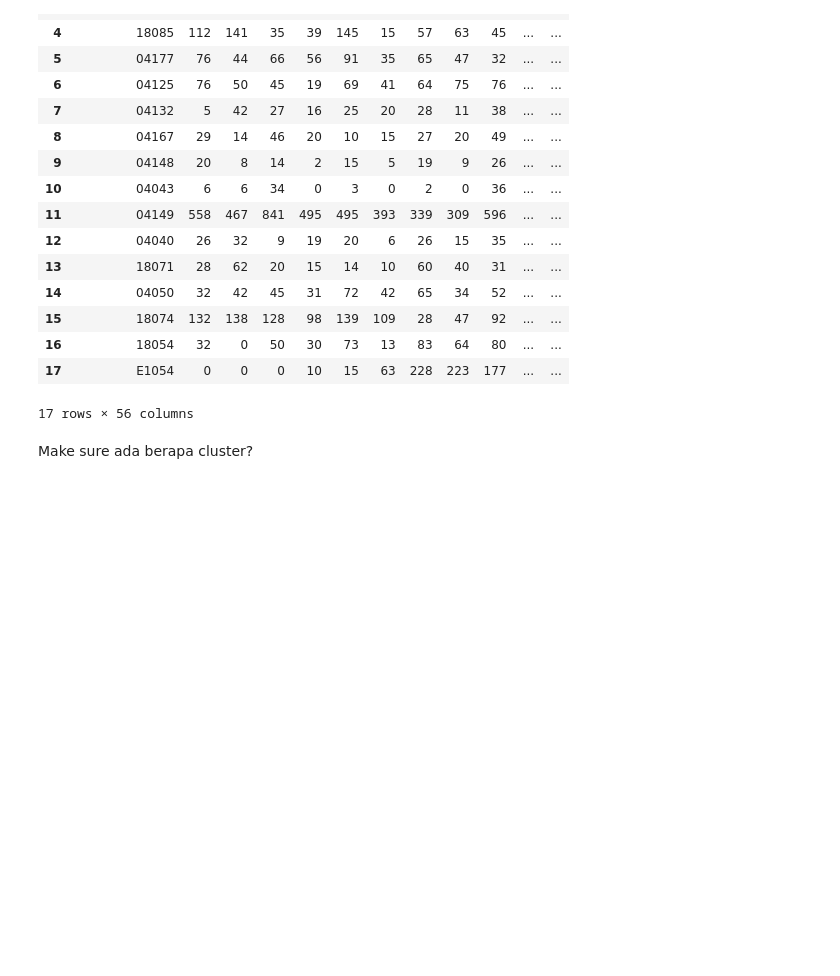
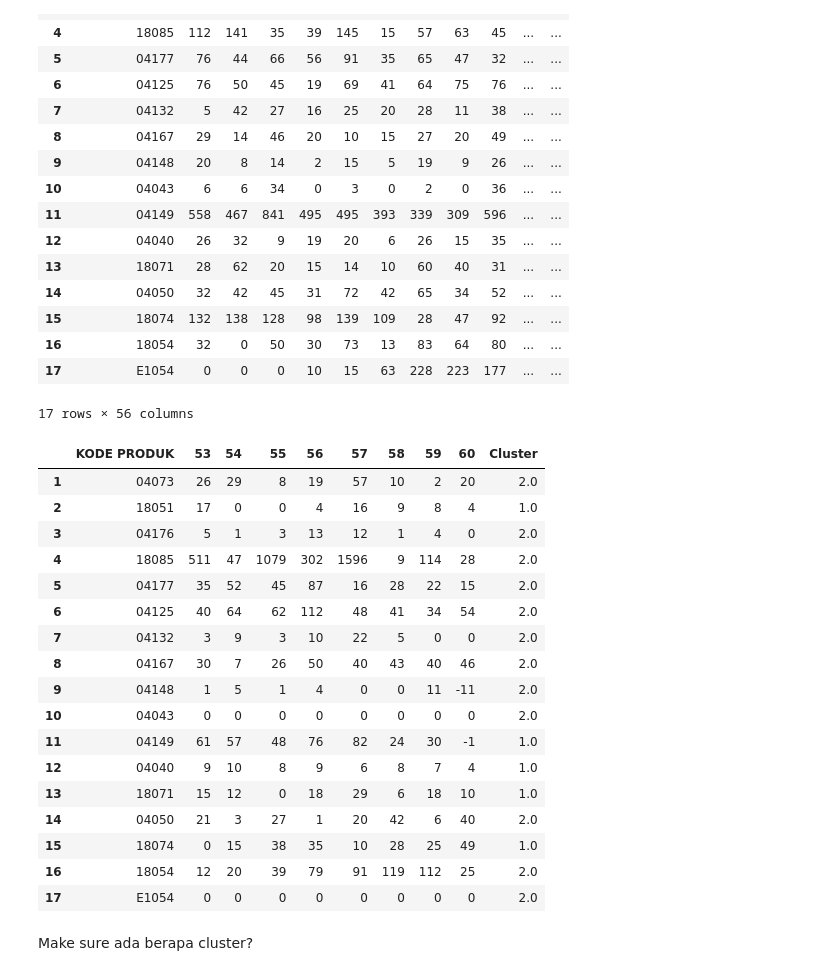
Before and after one commit to IritaSee/product_performance_blstm, a Jupyter notebook: New_input/cluster1.ipynb, the cells around one changed output. Cells and saved outputs as stored; diff of their text form; code cells hidden in the pictures; blank space fills up the shorter version.

```diff
--- a/New_input/cluster1.ipynb
+++ b/New_input/cluster1.ipynb
@@ -34,3 +34,6 @@ data
 | 16 | 18054 | 32 | 0 | 50 | 30 | 73 | 13 | 83 | ... |
 | 17 | E1054 | 0 | 0 | 0 | 10 | 15 | 63 | 228 | ... |
 18 rows × 56 columns
+# %%
+data_test=pd.read_excel('ANTIBIOTIC ANTIFUNGAL ANTIVIRAL.xlsx',sheet_name='test',header=[0])
+data_test
@@ -37,6 +58,8 @@ data
 # %%
 data.rename(data.iloc[0,1:-1],axis=1,inplace=True)
 data = data.loc[1:,:]
+data_test.rename(data_test.iloc[0,1:-1],axis=1,inplace=True)
+data_test = data_test.loc[1:,:]
 # %%
 data
 # %% [output]
@@ -59,6 +82,27 @@ data
 | 16 | 18054 | 32 | 0 | 50 | 30 | 73 | 13 | 83 | 64 | 80 | ... | ... |
 | 17 | E1054 | 0 | 0 | 0 | 10 | 15 | 63 | 228 | 223 | 177 | ... | ... |
 17 rows × 56 columns
+# %%
+data_test
+# %% [output]
+|  | KODE PRODUK | 53 | 54 | 55 | 56 | 57 | 58 | 59 | 60 | Cluster |
+| 1 | 04073 | 26 | 29 | 8 | 19 | 57 | 10 | 2 | 20 | 2.0 |
+| 2 | 18051 | 17 | 0 | 0 | 4 | 16 | 9 | 8 | 4 | 1.0 |
+| 3 | 04176 | 5 | 1 | 3 | 13 | 12 | 1 | 4 | 0 | 2.0 |
+| 4 | 18085 | 511 | 47 | 1079 | 302 | 1596 | 9 | 114 | 28 | 2.0 |
+| 5 | 04177 | 35 | 52 | 45 | 87 | 16 | 28 | 22 | 15 | 2.0 |
+| 6 | 04125 | 40 | 64 | 62 | 112 | 48 | 41 | 34 | 54 | 2.0 |
+| 7 | 04132 | 3 | 9 | 3 | 10 | 22 | 5 | 0 | 0 | 2.0 |
+| 8 | 04167 | 30 | 7 | 26 | 50 | 40 | 43 | 40 | 46 | 2.0 |
+| 9 | 04148 | 1 | 5 | 1 | 4 | 0 | 0 | 11 | -11 | 2.0 |
+| 10 | 04043 | 0 | 0 | 0 | 0 | 0 | 0 | 0 | 0 | 2.0 |
+| 11 | 04149 | 61 | 57 | 48 | 76 | 82 | 24 | 30 | -1 | 1.0 |
+| 12 | 04040 | 9 | 10 | 8 | 9 | 6 | 8 | 7 | 4 | 1.0 |
+| 13 | 18071 | 15 | 12 | 0 | 18 | 29 | 6 | 18 | 10 | 1.0 |
+| 14 | 04050 | 21 | 3 | 27 | 1 | 20 | 42 | 6 | 40 | 2.0 |
+| 15 | 18074 | 0 | 15 | 38 | 35 | 10 | 28 | 25 | 49 | 1.0 |
+| 16 | 18054 | 12 | 20 | 39 | 79 | 91 | 119 | 112 | 25 | 2.0 |
+| 17 | E1054 | 0 | 0 | 0 | 0 | 0 | 0 | 0 | 0 | 2.0 |
 # %% [markdown]
 Make sure ada berapa cluster?
 # %%
```
Also changed, not shown: parts of 44 cells of this notebook, 3 other files.
